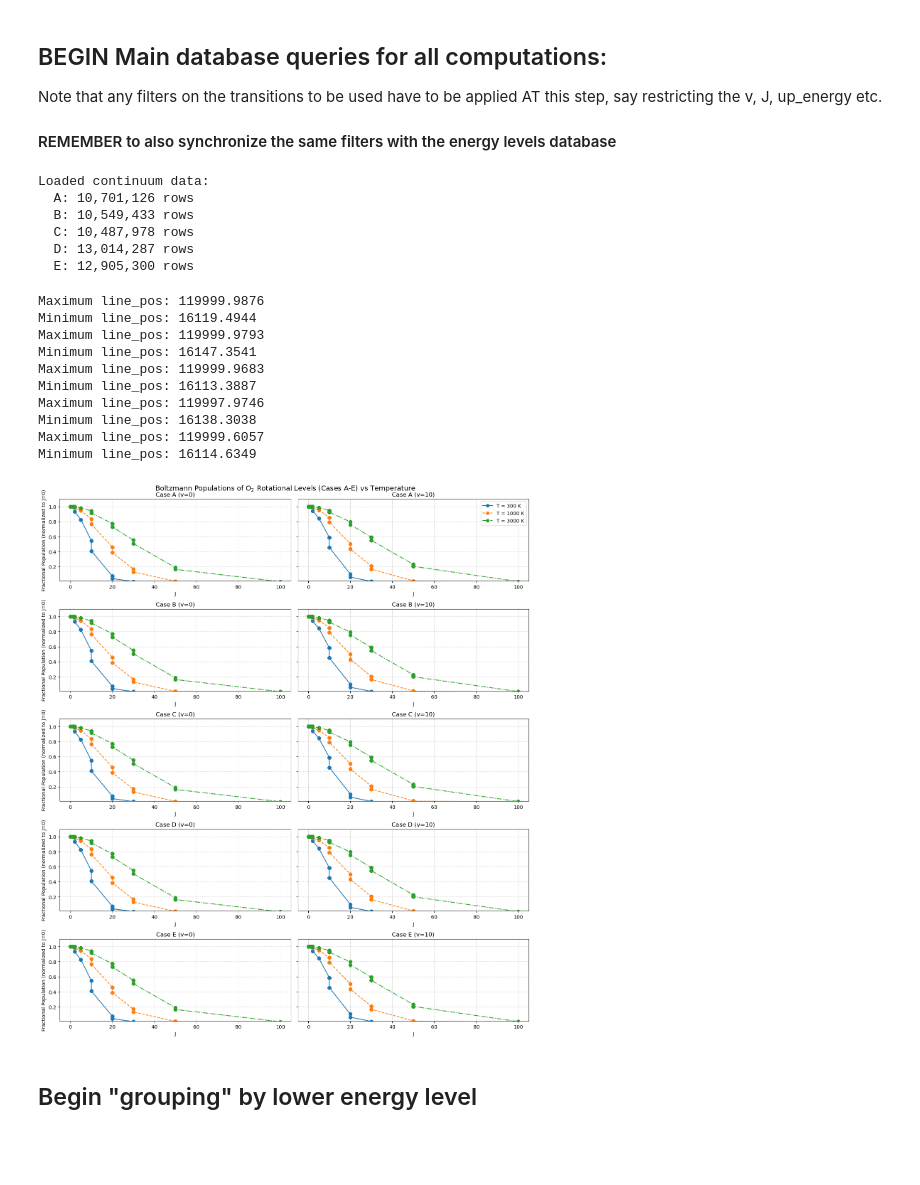
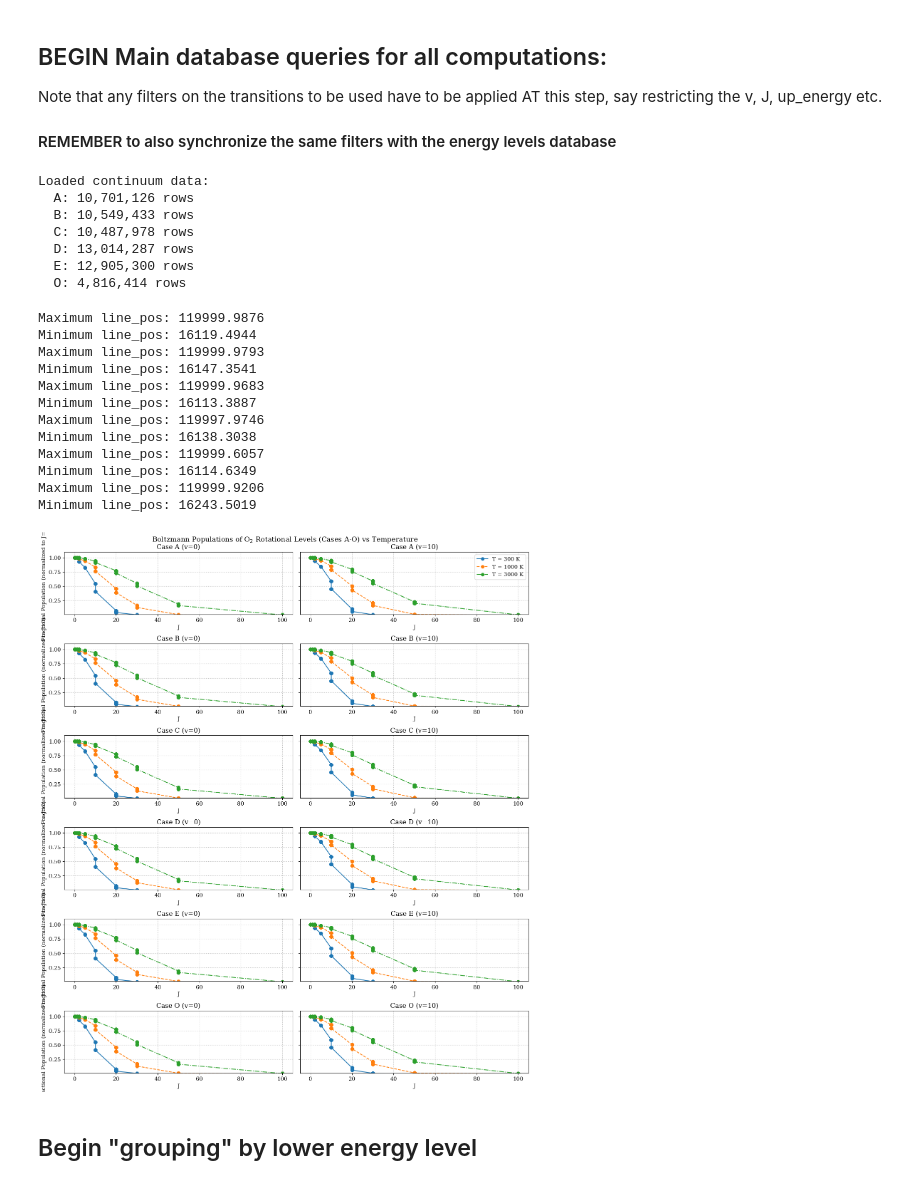
Before and after one commit to PauliAllowed/venom_PACE, a Jupyter notebook: clone_thesisplots/5_mainpolanalysis_AE_fullmerge.ipynb, the cells around one changed output. Saved outputs shown, nothing was run; the diff lists cells and outputs as text; code cells hidden in the pictures; blank space fills up the shorter version.

Commit message:
latest version with the new plots for all 5 databases

```diff
--- a/clone_thesisplots/5_mainpolanalysis_AE_fullmerge.ipynb
+++ b/clone_thesisplots/5_mainpolanalysis_AE_fullmerge.ipynb
@@ -146,7 +146,7 @@ import duckdb
 from pathlib import Path
 
 # Absolute paths for the A-E workflow
-case_ids = ['A', 'B', 'C', 'D', 'E']
+case_ids = ['A', 'B', 'C', 'D', 'E', 'O']
 active_cases = case_ids.copy()
 
 ABS_TEST_DIR = Path('/storage/home/hcoda1/9/pagrawala6/r-js130-0/clone_thesisplots/tests')
@@ -230,6 +232,7 @@ Loaded continuum data:
   C: 10,487,978 rows
   D: 13,014,287 rows
   E: 12,905,300 rows
+  O: 4,816,414 rows
 # %%
 # get max and min of line_pos
 
@@ -250,6 +253,8 @@ Maximum line_pos: 119997.9746
 Minimum line_pos: 16138.3038
 Maximum line_pos: 119999.6057
 Minimum line_pos: 16114.6349
+Maximum line_pos: 119999.9206
+Minimum line_pos: 16243.5019
 # %%
 import numpy as np
 import matplotlib.pyplot as plt
@@ -258,14 +263,14 @@ import matplotlib.pyplot as plt
 k_B = 0.69503476  # cm^-1/K (Boltzmann constant in spectroscopic units)
 T_list = [300, 1000, 3000]
 J_values = [0, 1, 2, 5, 10, 20, 30, 50, 100]
-cases = ['A', 'B', 'C', 'D', 'E']
+cases = ['A', 'B', 'C', 'D', 'E', 'O']
 
 # Color and linestyle mapping for temperatures
 T_colors = ['#1f77b4', '#ff7f0e', '#2ca02c']
 T_linestyles = ['-', '--', '-.']
 
-# Grid: 5 rows (cases A-E) × 2 columns (v=0, v=10)
-fig, axes = plt.subplots(5, 2, figsize=(14, 16), sharey=True)
+# Grid: 6 rows (cases A-O) × 2 columns (v=0, v=10)
+fig, axes = plt.subplots(6, 2, figsize=(14, 16), sharey=True)
 
 for case_idx, case in enumerate(cases):
     for v_idx, v in enumerate([0, 10]):
@@ -284,36 +289,36 @@ for case_idx, case in enumerate(cases):
 
             # Normalize wrt J=0 population
             norm_factor = subset[subset["down_J"] == 0][f"pop_T{T}"].values[0]
             subset[f"pop_T{T}_frac"] = subset[f"pop_T{T}"] / norm_factor
 
             # Plot with temperature-specific color and linestyle
             ax.plot(
                 subset["down_J"],
                 subset[f"pop_T{T}_frac"],
                 color=T_colors[T_idx],
                 linestyle=T_linestyles[T_idx],
                 marker="o",
                 label=f"T = {T} K"
             )
 
         ax.set_xlabel("J")
         ax.set_title(f"Case {case} (v={v})")
         ax.grid(True, which="both", linestyle=":")
         ax.set_ylim(0.01, 1.1)
 
         # Legend only on first row, right column
         if case_idx == 0 and v_idx == 1:
             ax.legend(loc='upper right')
 
 # Shared ylabel on left column
-for case_idx in range(5):
+for case_idx in range(6):
     axes[case_idx, 0].set_ylabel("Fractional Population (normalized to J=0)")
 
-fig.suptitle("Boltzmann Populations of O$_2$ Rotational Levels (Cases A-E) vs Temperature", fontsize=14)
+fig.suptitle("Boltzmann Populations of O$_2$ Rotational Levels (Cases A-O) vs Temperature", fontsize=14)
 plt.tight_layout()
 plt.show()
 # %% [output]
-[figure, old version]
+[figure, new version]
 # %% [markdown]
 ## Begin "grouping" by lower energy level
 # %%
```
Also changed, not shown: parts of 8 cells of this notebook, 13 other files.
